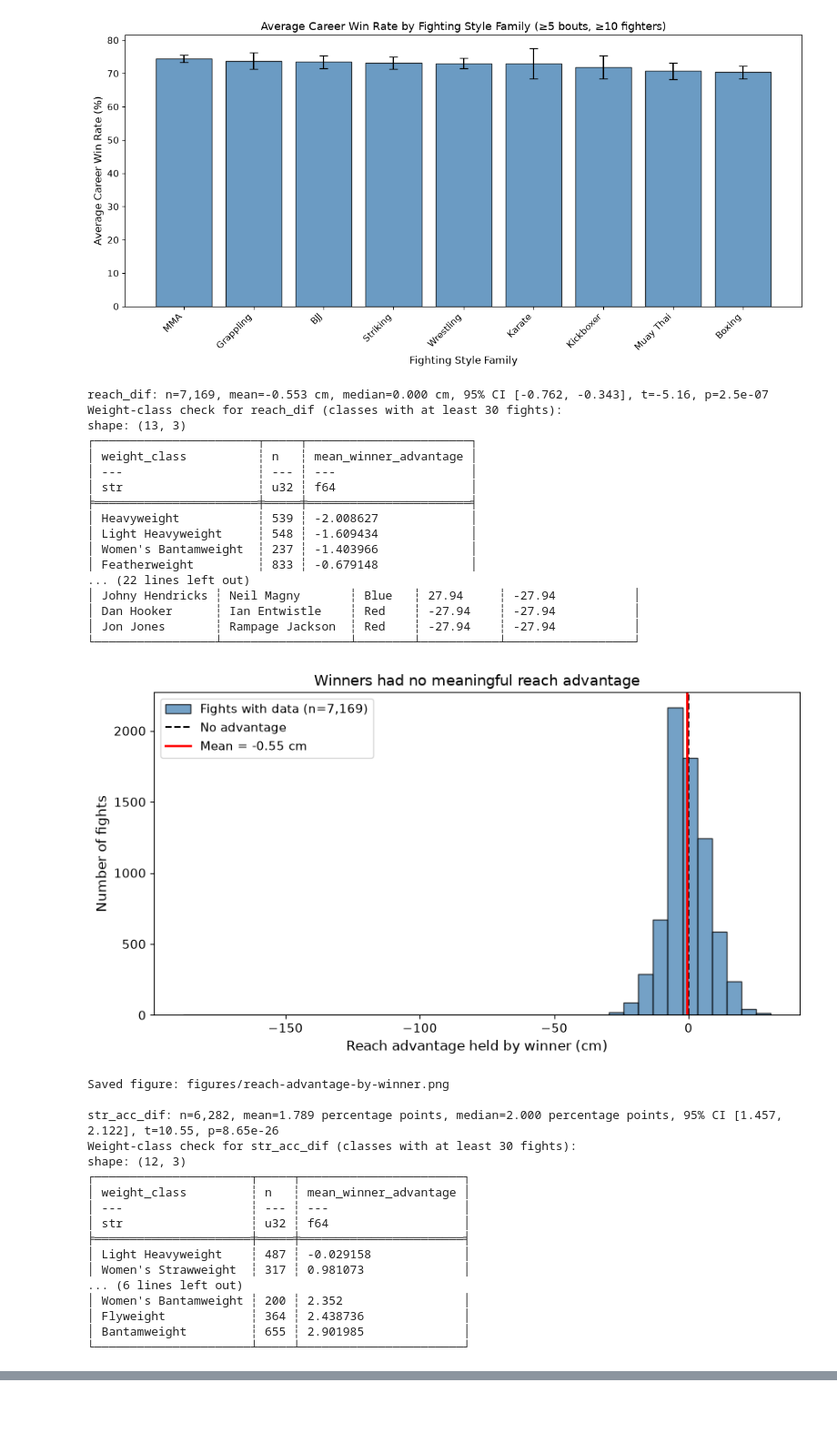
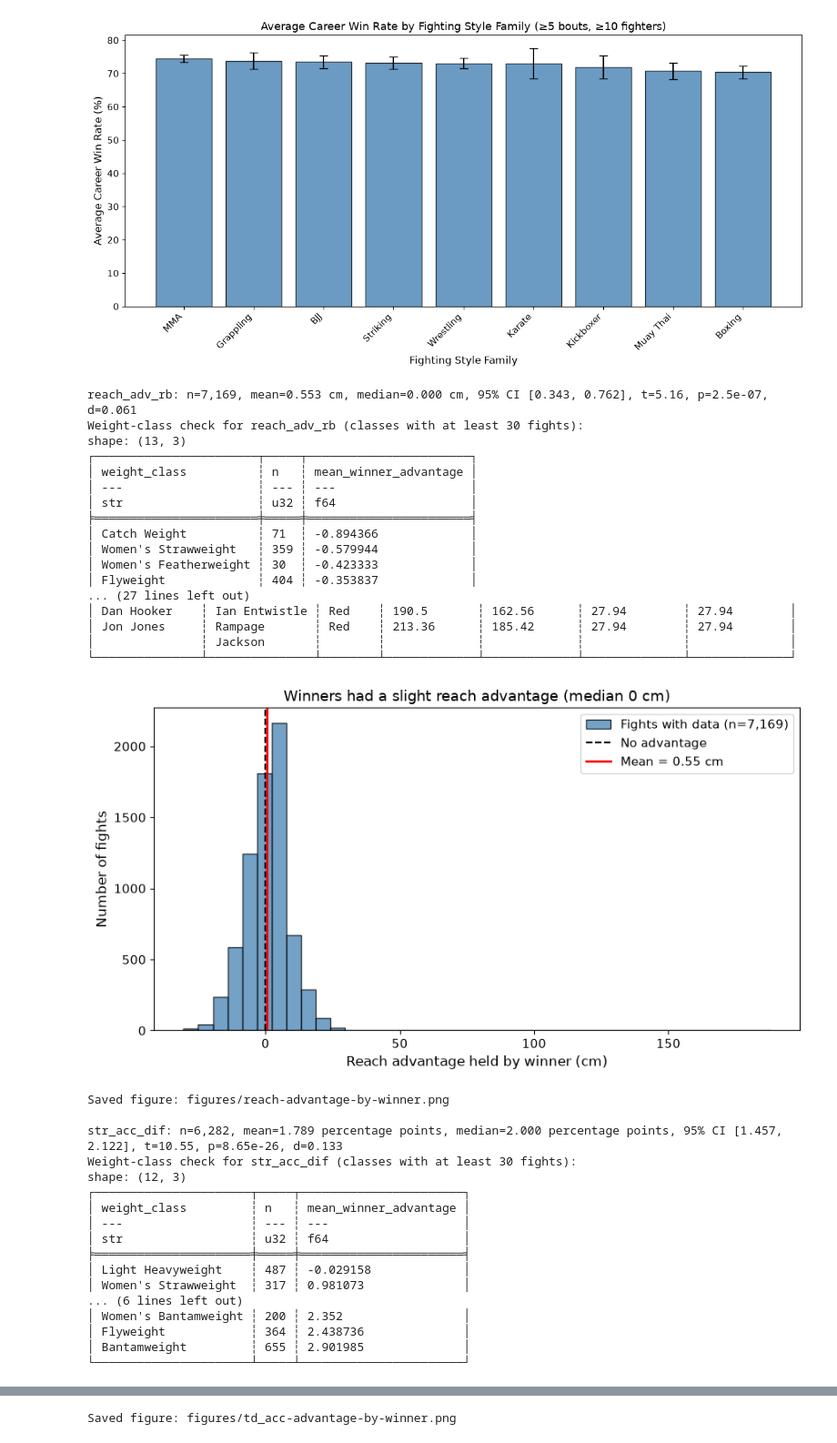
Before and after one commit to Tpate33/cs418-ufc-fight-analysis, a Jupyter notebook: eda.ipynb, the cells around one changed output, grey strips where cells are left out. Shown at 91% size. Cells and saved outputs as stored; diff of their text form; code cells hidden in the pictures; blank space fills up the shorter version.

Commit message:
Added takedown findings. Reach data was found to be dirty, needs fixing (ie Gaukus vs Porter stored as 187.96 cm difference).

```diff
--- a/eda.ipynb
+++ b/eda.ipynb
@@ -277,13 +277,22 @@ master = ufc_master.with_columns(
     # Store striking accuracy difference in percentage points, not proportions.
     ((pl.col("R_avg_SIG_STR_pct") - pl.col("B_avg_SIG_STR_pct")) * 100)
       .alias("str_acc_dif"),
+
+    # Takedown accuracy difference (Red - Blue), in percentage points.
+    ((pl.col("R_avg_TD_pct") - pl.col("B_avg_TD_pct")) * 100)
+      .alias("td_acc_dif"),
+
+    # NOTE: the source *_dif columns in ufc-master.csv are Blue - Red
+    # (e.g. reach_dif == B_Reach_cms - R_Reach_cms), so negate them to get Red - Blue.
+    (-pl.col("reach_dif")).alias("reach_adv_rb"),
+    (-pl.col("avg_td_dif")).alias("avg_td_adv_rb"),
 )
 
 
 ADVANTAGE_VARS = {
-    "reach_dif": (
+    "reach_adv_rb": (
         "Reach advantage held by winner (cm)",
-        "Winners had no meaningful reach advantage",
+        "Winners had a slight reach advantage (median 0 cm)",
         "cm",
     ),
     "str_acc_dif": (
@@ -291,11 +300,24 @@ ADVANTAGE_VARS = {
         "Winners entered fights with slightly higher striking accuracy",
         "percentage points",
     ),
-    "avg_td_dif": (
+    "avg_td_adv_rb": (
         "Takedown-average advantage held by winner (per 15 min)",
-        "Winners had a slightly lower takedown average",
+        "Winners entered fights with a slightly higher takedown average",
         "takedowns per 15 min",
     ),
+    "td_acc_dif": (
+        "Takedown-accuracy advantage held by winner (percentage points)",
+        "Winners entered fights with slightly higher takedown accuracy",
+        "percentage points",
+    ),
+}
+
+# Map each variable to a stable figure filename prefix.
+FIG_NAMES = {
+    "reach_adv_rb": "reach",
+    "str_acc_dif": "str_acc",
+    "avg_td_adv_rb": "avg_td",
+    "td_acc_dif": "td_acc",
 }
 
 
@@ -327,6 +349,8 @@ for var, (xlabel, title, unit) in ADVANTAGE_VARS.items():
 
     # One-sample t-test and corresponding 95% t confidence interval.
     t_stat, p_val = stats.ttest_1samp(values, 0)
+    # Standardized effect (one-sample Cohen's d) to compare across units.
+    cohens_d = mean / sd
     margin = stats.t.ppf(0.975, df=n - 1) * se
     ci_low, ci_high = mean - margin, mean + margin
 
@@ -335,7 +359,7 @@ for var, (xlabel, title, unit) in ADVANTAGE_VARS.items():
         f"\n{var}: n={n:,}, mean={mean:.3f} {unit}, "
         f"median={median:.3f} {unit}, "
         f"95% CI [{ci_low:.3f}, {ci_high:.3f}], "
-        f"t={t_stat:.2f}, p={p_val:.3g}"
+        f"t={t_stat:.2f}, p={p_val:.3g}, d={cohens_d:.3f}"
     )
 
 
@@ -352,13 +376,13 @@ for var, (xlabel, title, unit) in ADVANTAGE_VARS.items():
     print(by_weight)
 
 
-    if var == "reach_dif":
+    if var == "reach_adv_rb":
         extremes = (
             sub.with_columns(pl.col("winner_advantage").abs().alias("abs_diff"))
             .sort("abs_diff", descending=True)
             .select(
                 "R_fighter", "B_fighter", "Winner",
-                "reach_dif", "winner_advantage",
+                "R_Reach_cms", "B_Reach_cms", "reach_adv_rb", "winner_advantage",
             )
             .head(10)
         )
@@ -376,49 +400,49 @@ for var, (xlabel, title, unit) in ADVANTAGE_VARS.items():
         label=f"Fights with data (n={n:,})",
     )
     ax.axvline(
         0, color="black", linestyle="--", linewidth=1.5,
         label="No advantage",
     )
     ax.axvline(
         mean, color="red", linewidth=2,
         label=f"Mean = {mean:.2f} {unit}",
     )
     ax.set_xlabel(xlabel)
     ax.set_ylabel("Number of fights")
     ax.set_title(title)
     ax.legend()
     fig.tight_layout()
 
 
-    filename = f"figures/{var.replace('_dif', '')}-advantage-by-winner.png"
+    filename = f"figures/{FIG_NAMES[var]}-advantage-by-winner.png"
     fig.savefig(filename, dpi=300, bbox_inches="tight")
     plt.show()
     plt.close(fig)
 
 
     print(f"Saved figure: {filename}")
 # %% [output]
-reach_dif: n=7,169, mean=-0.553 cm, median=0.000 cm, 95% CI [-0.762, -0.343], t=-5.16, p=2.5e-07
-Weight-class check for reach_dif (classes with at least 30 fights):
+reach_adv_rb: n=7,169, mean=0.553 cm, median=0.000 cm, 95% CI [0.343, 0.762], t=5.16, p=2.5e-07, d=0.061
+Weight-class check for reach_adv_rb (classes with at least 30 fights):
 shape: (13, 3)
 ┌───────────────────────┬─────┬───────────────────────┐
 │ weight_class          ┆ n   ┆ mean_winner_advantage │
 │ ---                   ┆ --- ┆ ---                   │
 │ str                   ┆ u32 ┆ f64                   │
 ╞═══════════════════════╪═════╪═══════════════════════╡
-│ Heavyweight           ┆ 539 ┆ -2.008627             │
-│ Light Heavyweight     ┆ 548 ┆ -1.609434             │
-│ Women's Bantamweight  ┆ 237 ┆ -1.403966             │
-│ Featherweight         ┆ 833 ┆ -0.679148             │
-... (22 lines left out)
-│ Johny Hendricks ┆ Neil Magny       ┆ Blue   ┆ 27.94     ┆ -27.94           │
-│ Dan Hooker      ┆ Ian Entwistle    ┆ Red    ┆ -27.94    ┆ -27.94           │
-│ Jon Jones       ┆ Rampage Jackson  ┆ Red    ┆ -27.94    ┆ -27.94           │
-└─────────────────┴──────────────────┴────────┴───────────┴──────────────────┘
+│ Catch Weight          ┆ 71  ┆ -0.894366             │
+│ Women's Strawweight   ┆ 359 ┆ -0.579944             │
+│ Women's Featherweight ┆ 30  ┆ -0.423333             │
+│ Flyweight             ┆ 404 ┆ -0.353837             │
+... (27 lines left out)
+│ Dan Hooker    ┆ Ian Entwistle ┆ Red    ┆ 190.5       ┆ 162.56      ┆ 27.94        ┆ 27.94        │
+│ Jon Jones     ┆ Rampage       ┆ Red    ┆ 213.36      ┆ 185.42      ┆ 27.94        ┆ 27.94        │
+│               ┆ Jackson       ┆        ┆             ┆             ┆              ┆              │
+└───────────────┴───────────────┴────────┴─────────────┴─────────────┴──────────────┴──────────────┘
-[figure, old version]
+[figure, new version]
 Saved figure: figures/reach-advantage-by-winner.png
 
-str_acc_dif: n=6,282, mean=1.789 percentage points, median=2.000 percentage points, 95% CI [1.457, 2.122], t=10.55, p=8.65e-26
+str_acc_dif: n=6,282, mean=1.789 percentage points, median=2.000 percentage points, 95% CI [1.457, 2.122], t=10.55, p=8.65e-26, d=0.133
 Weight-class check for str_acc_dif (classes with at least 30 fights):
 shape: (12, 3)
 ┌──────────────────────┬─────┬───────────────────────┐
@@ -455,0 +497 @@ Saved figure: figures/avg_td-advantage-by-winner.png
+Saved figure: figures/td_acc-advantage-by-winner.png
```
Also changed, not shown: parts of 1 cell of this notebook, 3 other files.
